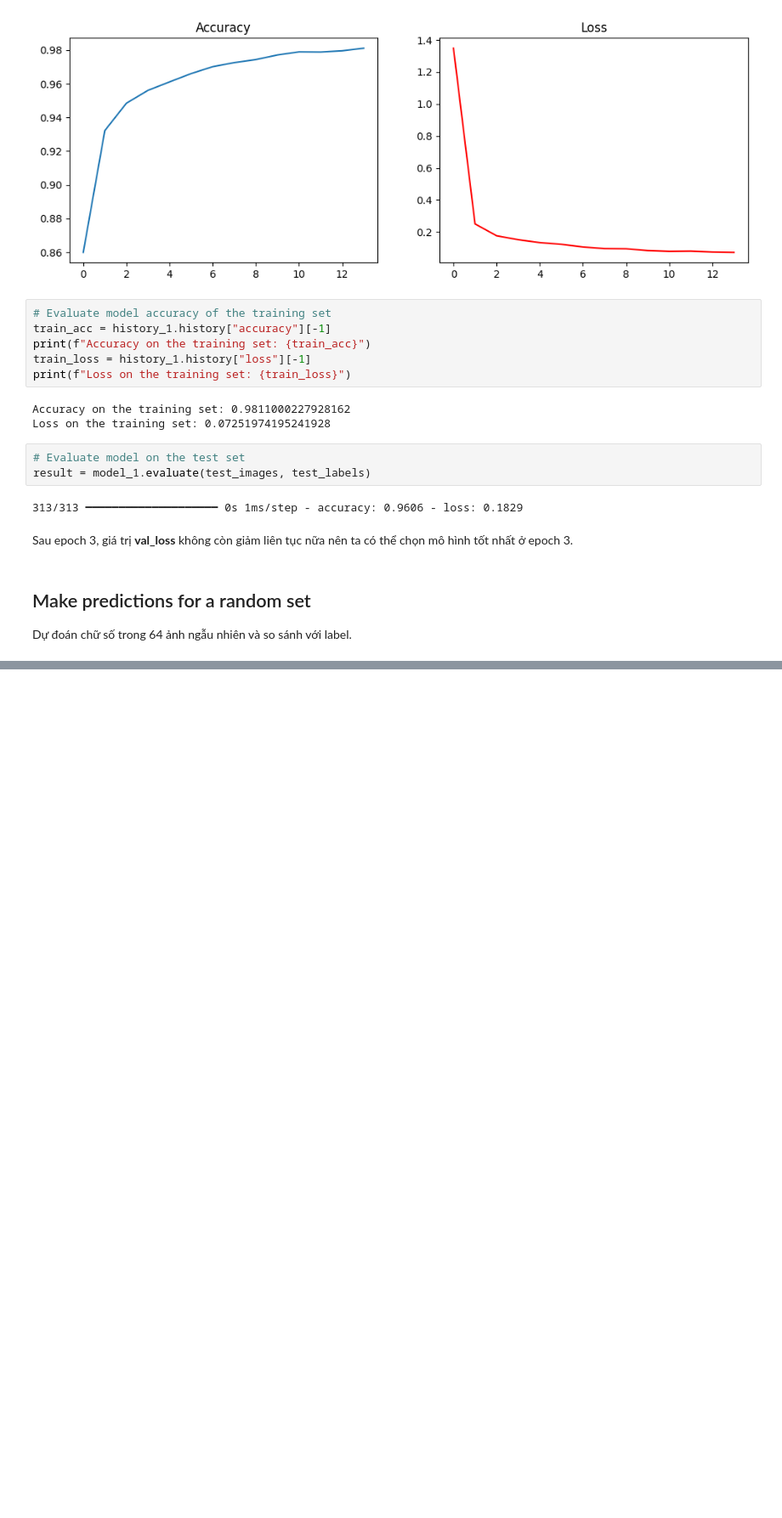
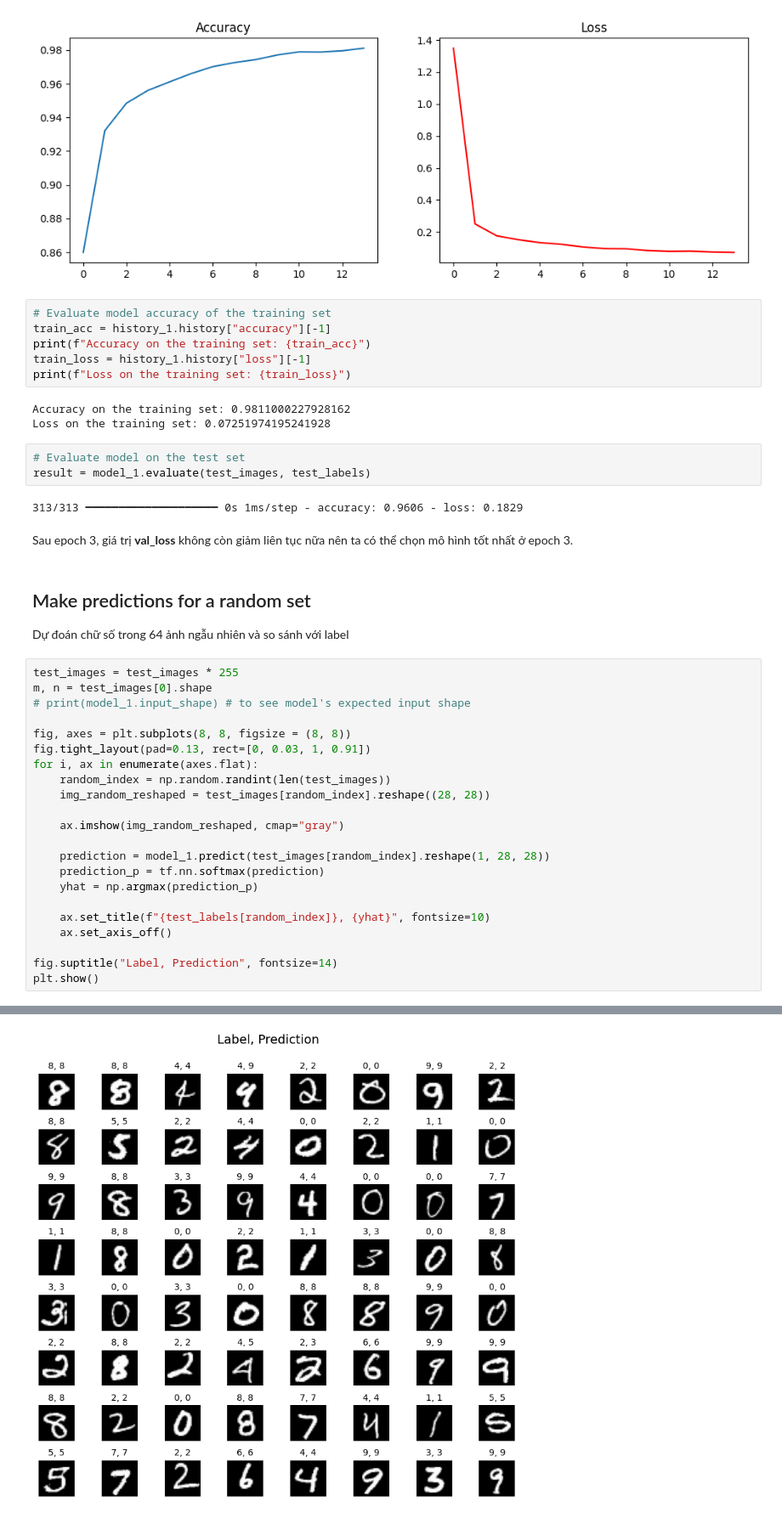
Before and after one commit to hazyhazel/Machine-Learning, a Jupyter notebook: 03_Neural_Networks/practice/mnist.ipynb, the cells around one changed output, grey strips where cells are left out. Shown at 85% size. Drawn from its saved outputs; the diff is of its cells as text; blank space fills up the shorter version.

```diff
--- a/03_Neural_Networks/practice/mnist.ipynb
+++ b/03_Neural_Networks/practice/mnist.ipynb
@@ -207,4 +207,27 @@ result = model_1.evaluate(test_images, test_labels)
 Sau epoch 3, giá trị **val_loss** không còn giảm liên tục nữa nên ta có thể chọn mô hình tốt nhất ở epoch 3.
 # %% [markdown]
 ## Make predictions for a random set
-Dự đoán chữ số trong 64 ảnh ngẫu nhiên và so sánh với label.
+Dự đoán chữ số trong 64 ảnh ngẫu nhiên và so sánh với label
+# %%
+test_images = test_images * 255
+m, n = test_images[0].shape
+# print(model_1.input_shape) # to see model's expected input shape
+
+fig, axes = plt.subplots(8, 8, figsize = (8, 8))
+fig.tight_layout(pad=0.13, rect=[0, 0.03, 1, 0.91])
+for i, ax in enumerate(axes.flat):
+    random_index = np.random.randint(len(test_images))
+    img_random_reshaped = test_images[random_index].reshape((28, 28))
+
+    ax.imshow(img_random_reshaped, cmap="gray")
+
+    prediction = model_1.predict(test_images[random_index].reshape(1, 28, 28))
+    prediction_p = tf.nn.softmax(prediction)
+    yhat = np.argmax(prediction_p)
+
+    ax.set_title(f"{test_labels[random_index]}, {yhat}", fontsize=10)
+    ax.set_axis_off()
+
+fig.suptitle("Label, Prediction", fontsize=14)
+plt.show()
+# %% [output]
@@ -210,0 +251 @@ Dự đoán chữ số trong 64 ảnh ngẫu nhiên và so sánh với label.
+[figure, added]
```
Also changed, not shown: parts of 1 cell of this notebook.
